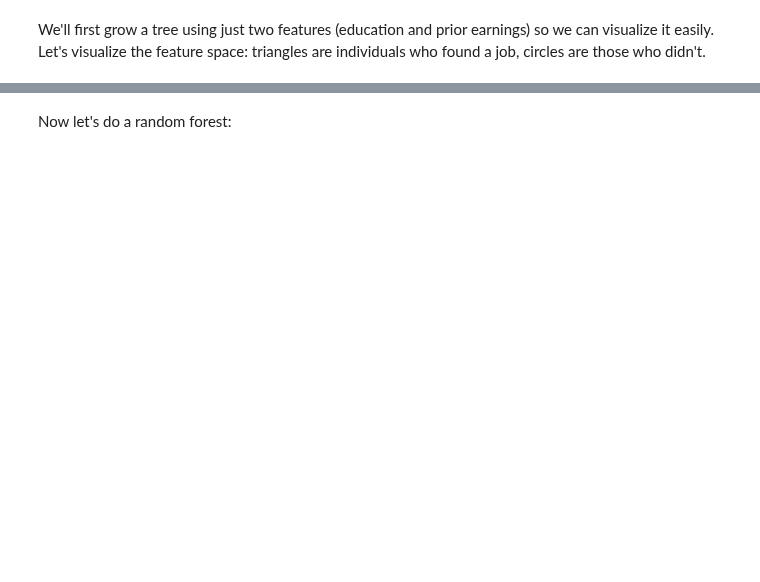
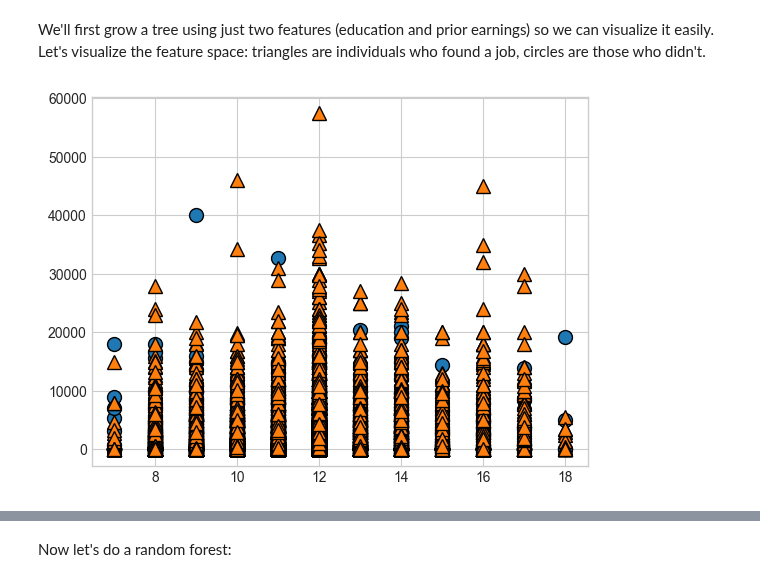
Before and after one commit to Mixtape-Sessions/Heterogeneous-Effects, a Jupyter notebook: Labs/python/ML_Heterogeneous_Effects.ipynb, the cells around one changed output, grey strips where cells are left out. Cells and saved outputs as stored; diff of their text form; code cells hidden in the pictures; blank space fills up the shorter version.

```diff
--- a/Labs/python/ML_Heterogeneous_Effects.ipynb
+++ b/Labs/python/ML_Heterogeneous_Effects.ipynb
@@ -113,7 +119,9 @@ Back to the whiteboard for prediction!
 # %% [markdown]
 Let's use decision trees to predict which participants of the National JTPA Study were likely to find a job. We will use prior earnings, education, sex, race, and marital status as our prediction features.
 # %%
-data=pd.read_csv("https://github.com/Mixtape-Sessions/Heterogeneous-Effects/raw/main/Labs/data/jtpahet.csv")
+data = pd.read_csv(
+    "https://github.com/Mixtape-Sessions/Heterogeneous-Effects/raw/main/Labs/data/jtpahet.csv"
+)
 data
 # %% [output]
 |  | age | enroll | priorearn | educ | female | nonwhite | z | married | foundjob |
@@ -183,6 +193,12 @@ from sklearn.tree import plot_tree
 # %% [markdown]
 We'll first grow a tree using just two features (education and prior earnings) so we can visualize it easily. Let's visualize the feature space: triangles are individuals who found a job, circles are those who didn't.
 # %%
-plot_helpers.discrete_scatter(data.loc[:,'educ'].values, data.loc[:,'priorearn'].values, data.loc[:,'foundjob'].values)
+plot_helpers.discrete_scatter(
+    data.loc[:, "educ"].values,
+    data.loc[:, "priorearn"].values,
+    data.loc[:, "foundjob"].values,
+)
 plt.show()
+# %% [output]
+[figure, added]
 # %%
```
Also changed, not shown: parts of 31 cells of this notebook, 1 other file.
